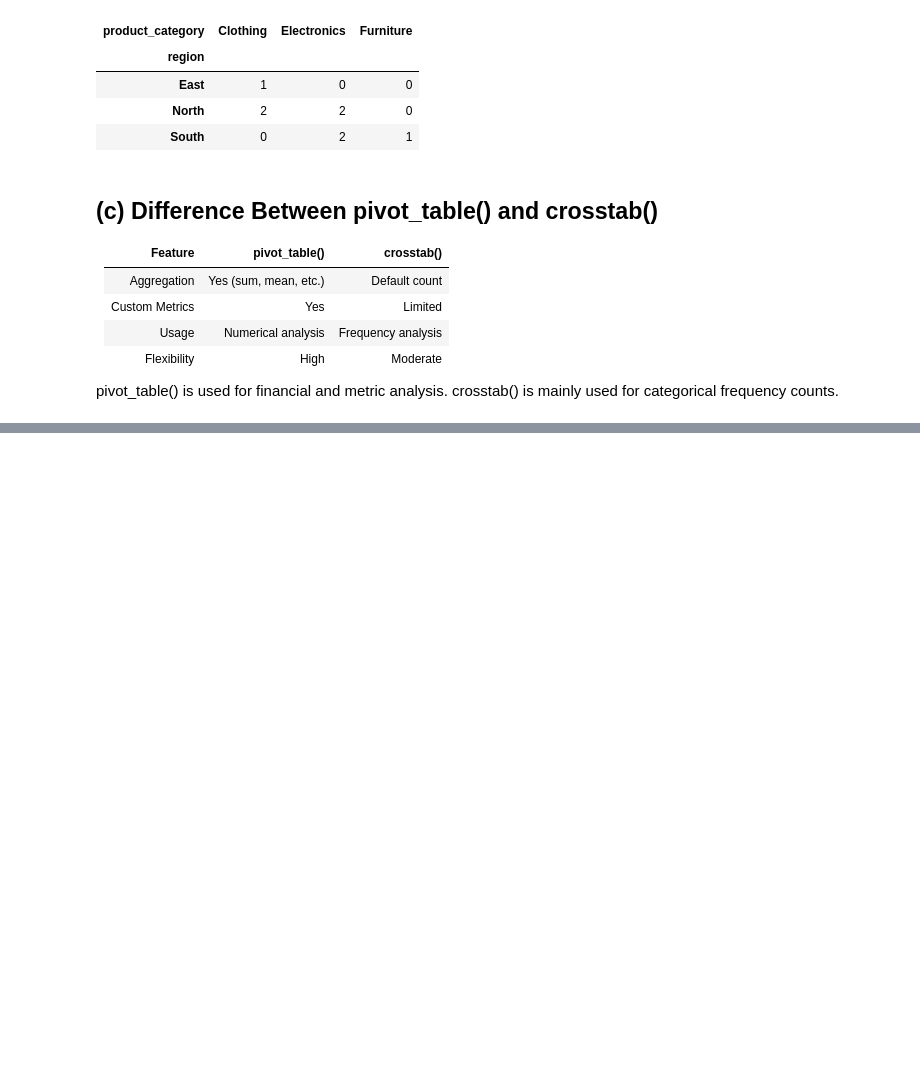
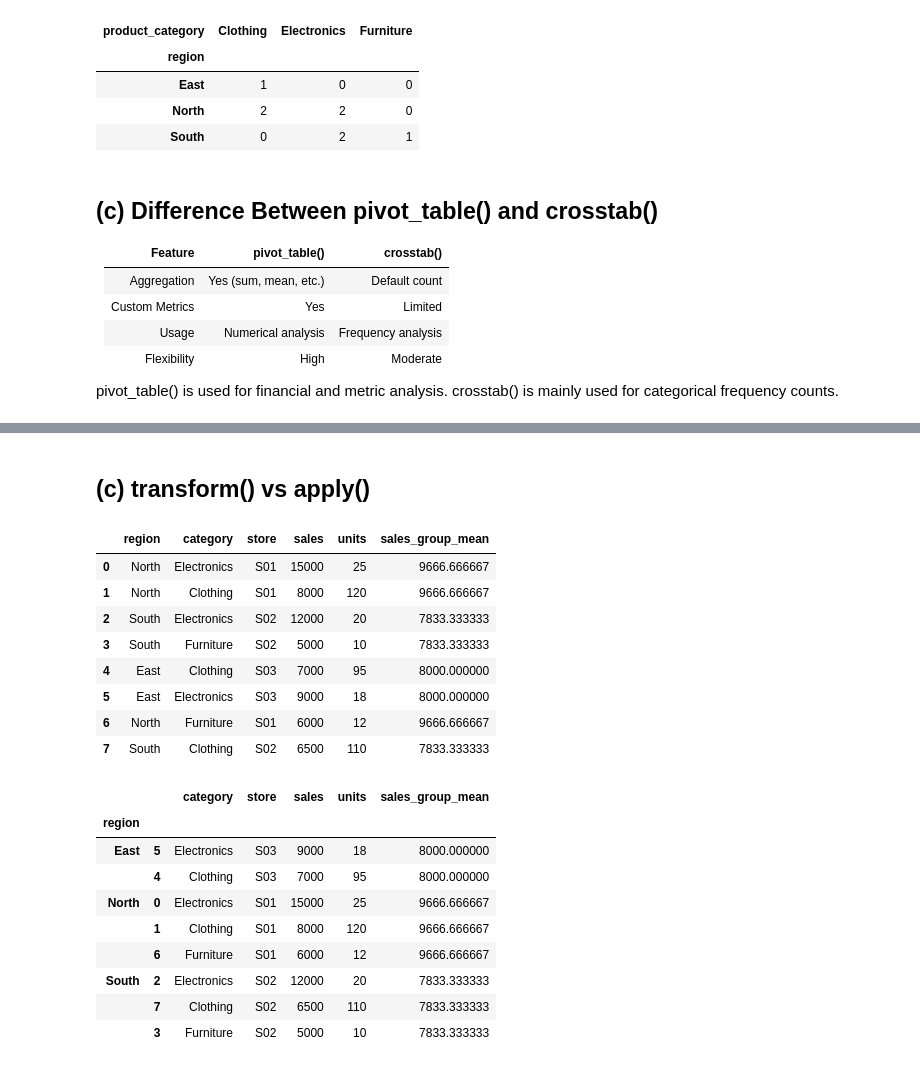
Before and after one commit to dineshbasnet/Advanced_python_lab_reports, a Jupyter notebook: main.ipynb, the cells around one changed output, grey strips where cells are left out. Saved outputs shown, nothing was run; the diff lists cells and outputs as text; code cells hidden in the pictures; blank space fills up the shorter version.

```diff
--- a/main.ipynb
+++ b/main.ipynb
@@ -473,0 +630,32 @@ crosstab() is mainly used for categorical frequency counts.
+# %% [markdown]
+## (c) transform() vs apply()
+# %%
+# transform(): returns same size as original
+df["sales_group_mean"] = df.groupby("region")["sales"].transform("mean")
+
+display(df)
+
+# apply(): can return different shapes
+apply_example = df.groupby("region").apply(lambda x: x.sort_values("sales", ascending=False))
+
+display(apply_example)
+# %% [output]
+|  | region | category | store | sales | units | sales_group_mean |
+| 0 | North | Electronics | S01 | 15000 | 25 | 9666.666667 |
+| 1 | North | Clothing | S01 | 8000 | 120 | 9666.666667 |
+| 2 | South | Electronics | S02 | 12000 | 20 | 7833.333333 |
+| 3 | South | Furniture | S02 | 5000 | 10 | 7833.333333 |
+| 4 | East | Clothing | S03 | 7000 | 95 | 8000.000000 |
+| 5 | East | Electronics | S03 | 9000 | 18 | 8000.000000 |
+| 6 | North | Furniture | S01 | 6000 | 12 | 9666.666667 |
+| 7 | South | Clothing | S02 | 6500 | 110 | 7833.333333 |
+|  |  | category | store | sales | units | sales_group_mean |
+| region |  |  |  |  |  |  |
+| East | 5 | Electronics | S03 | 9000 | 18 | 8000.000000 |
+|  | 4 | Clothing | S03 | 7000 | 95 | 8000.000000 |
+| North | 0 | Electronics | S01 | 15000 | 25 | 9666.666667 |
+|  | 1 | Clothing | S01 | 8000 | 120 | 9666.666667 |
+|  | 6 | Furniture | S01 | 6000 | 12 | 9666.666667 |
+| South | 2 | Electronics | S02 | 12000 | 20 | 7833.333333 |
+|  | 7 | Clothing | S02 | 6500 | 110 | 7833.333333 |
+|  | 3 | Furniture | S02 | 5000 | 10 | 7833.333333 |
```
Also changed, not shown: parts of 20 cells of this notebook.
